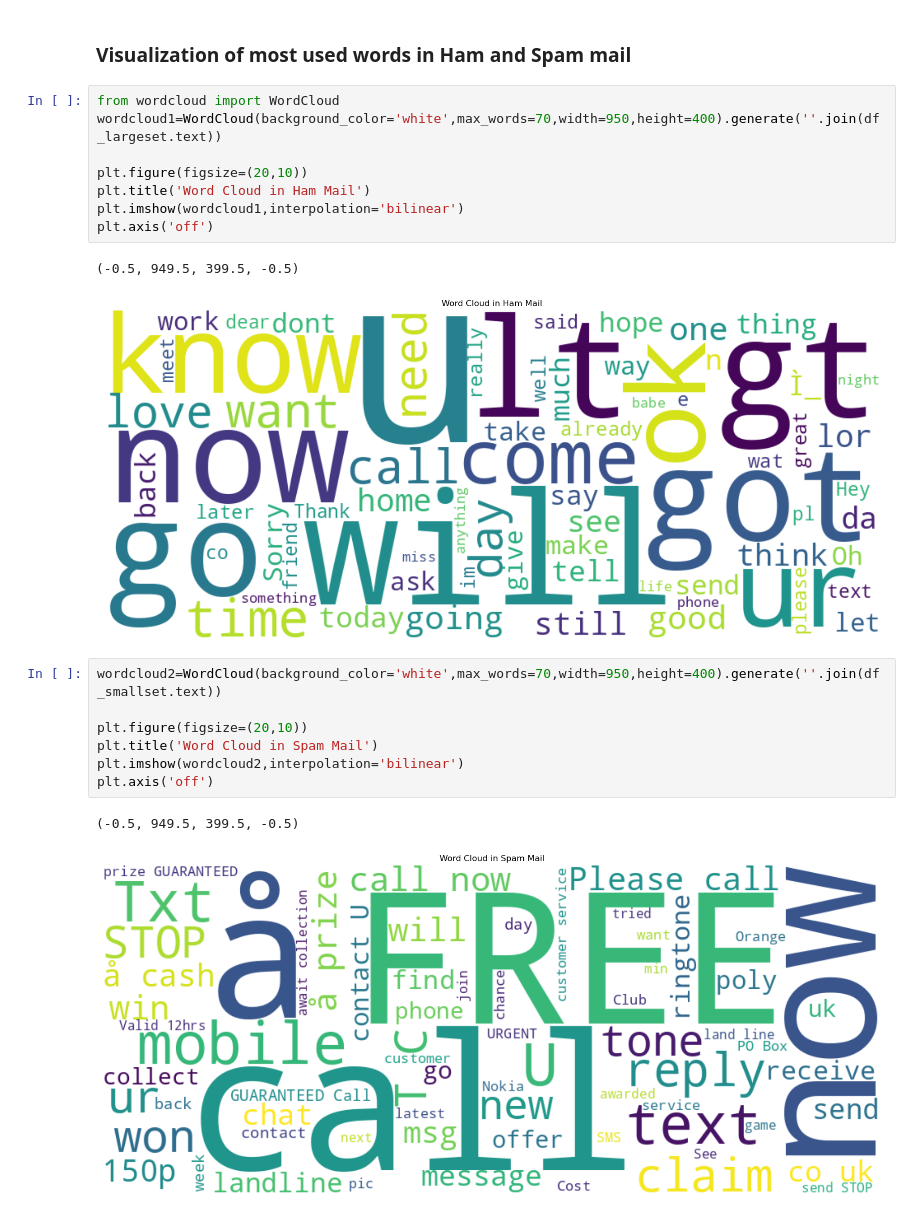
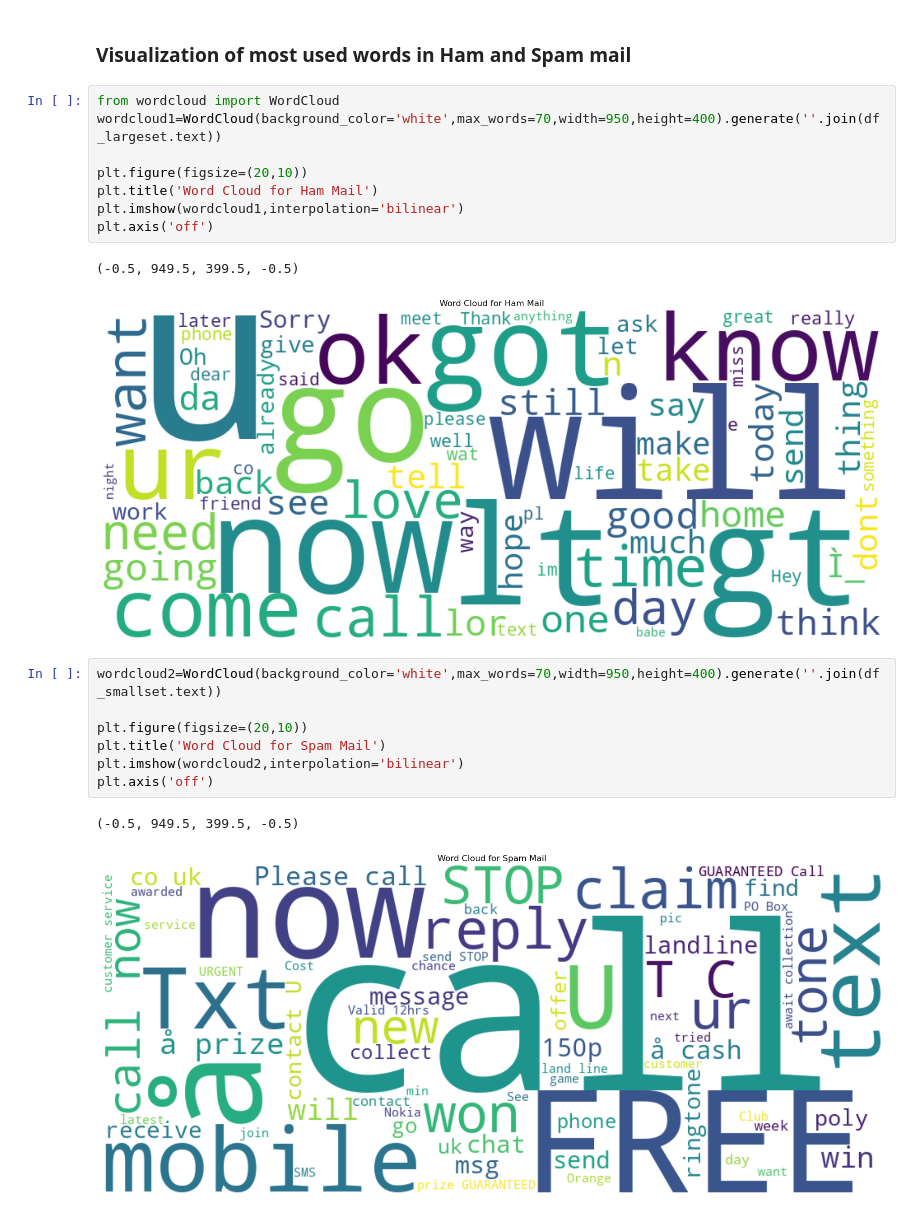
Before and after one commit to anjusukumaran4/OIBSIP, a Jupyter notebook: spam-detection-nlp.ipynb, the cells around one changed output. Saved outputs shown, nothing was run; the diff lists cells and outputs as text.

Commit message:
Kaggle Notebook | Spam Detection | NLP | Naive Bayes ➡️ | Version 5

```diff
--- a/spam-detection-nlp.ipynb
+++ b/spam-detection-nlp.ipynb
@@ -186,21 +186,21 @@ Accuracy:  97.75 %
 # %%
 from wordcloud import WordCloud
 wordcloud1=WordCloud(background_color='white',max_words=70,width=950,height=400).generate(''.join(df_largeset.text))
 
 plt.figure(figsize=(20,10))
-plt.title('Word Cloud in Ham Mail')
+plt.title('Word Cloud for Ham Mail')
 plt.imshow(wordcloud1,interpolation='bilinear')
 plt.axis('off')
 # %% [output]
 (-0.5, 949.5, 399.5, -0.5)
-[figure, old version]
+[figure, new version]
 # %%
 wordcloud2=WordCloud(background_color='white',max_words=70,width=950,height=400).generate(''.join(df_smallset.text))
 
 plt.figure(figsize=(20,10))
-plt.title('Word Cloud in Spam Mail')
+plt.title('Word Cloud for Spam Mail')
 plt.imshow(wordcloud2,interpolation='bilinear')
 plt.axis('off')
 # %% [output]
 (-0.5, 949.5, 399.5, -0.5)
-[figure, old version]
+[figure, new version]
```
Also changed, not shown: parts of 2 cells of this notebook.
